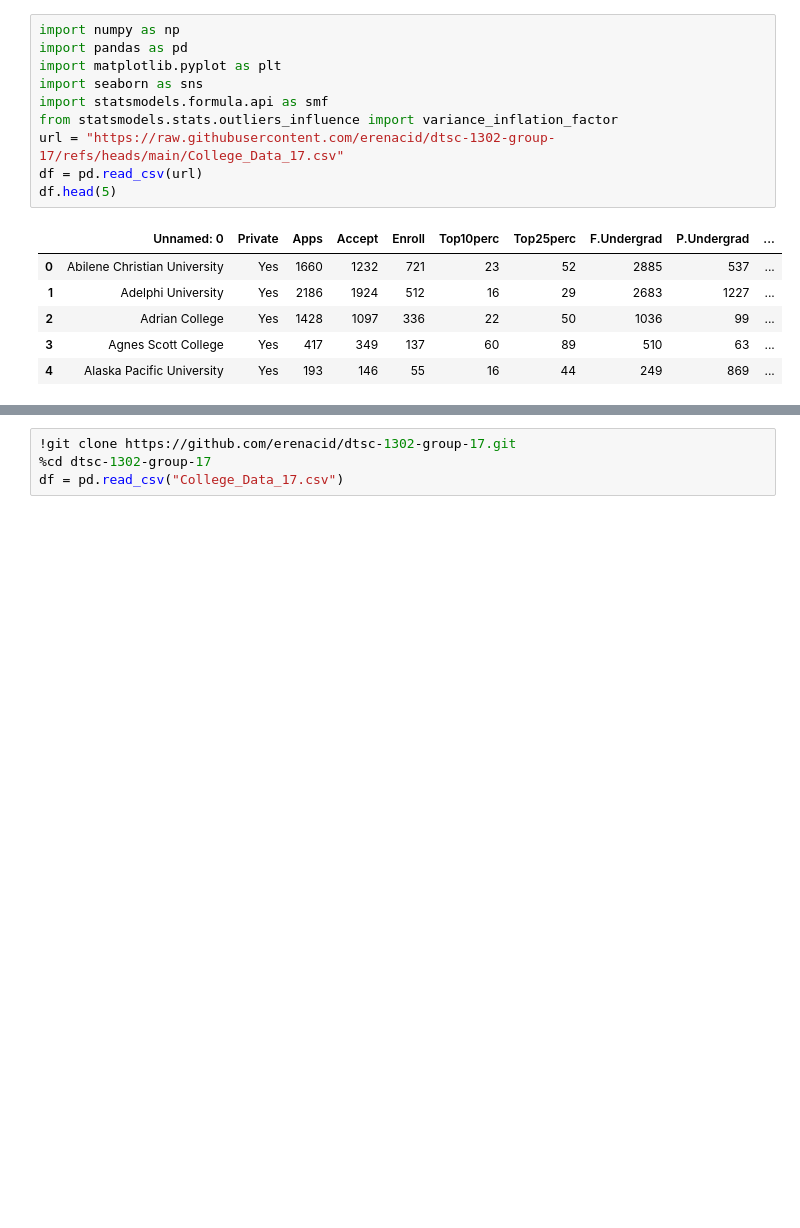
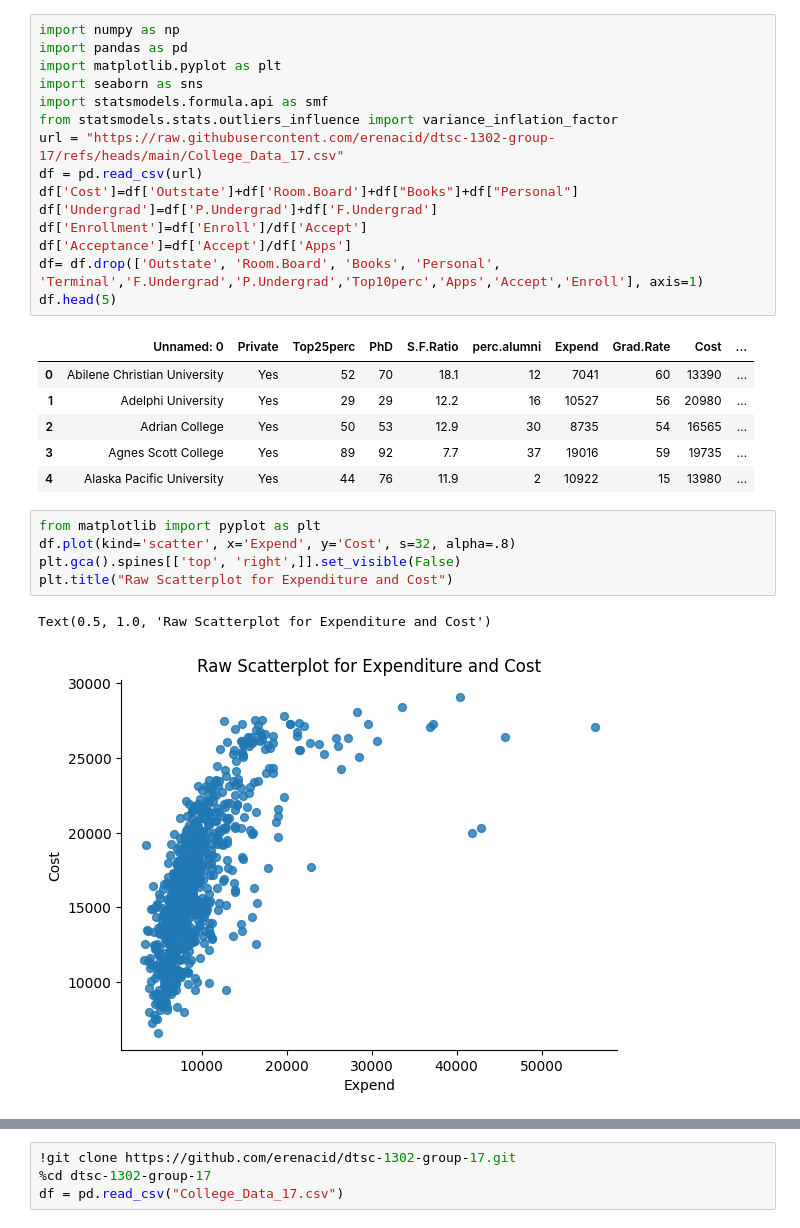
Before and after one commit to erenacid/dtsc-1302-group-17, a Jupyter notebook: DTSC1302.ipynb, the cells around one changed output, grey strips where cells are left out. Cells and saved outputs as stored; diff of their text form; blank space fills up the shorter version.

```diff
--- a/DTSC1302.ipynb
+++ b/DTSC1302.ipynb
@@ -9,11 +9,24 @@ import statsmodels.formula.api as smf
 from statsmodels.stats.outliers_influence import variance_inflation_factor
 url = "https://raw.githubusercontent.com/erenacid/dtsc-1302-group-17/refs/heads/main/College_Data_17.csv"
 df = pd.read_csv(url)
+df['Cost']=df['Outstate']+df['Room.Board']+df["Books"]+df["Personal"]
+df['Undergrad']=df['P.Undergrad']+df['F.Undergrad']
+df['Enrollment']=df['Enroll']/df['Accept']
+df['Acceptance']=df['Accept']/df['Apps']
+df= df.drop(['Outstate', 'Room.Board', 'Books', 'Personal', 'Terminal','F.Undergrad','P.Undergrad','Top10perc','Apps','Accept','Enroll'], axis=1)
 df.head(5)
 # %% [output]
-|  | Unnamed: 0 | Private | Apps | Accept | Enroll | Top10perc | Top25perc | F.Undergrad | P.Undergrad | ... |
-| 0 | Abilene Christian University | Yes | 1660 | 1232 | 721 | 23 | 52 | 2885 | 537 | ... |
-| 1 | Adelphi University | Yes | 2186 | 1924 | 512 | 16 | 29 | 2683 | 1227 | ... |
-| 2 | Adrian College | Yes | 1428 | 1097 | 336 | 22 | 50 | 1036 | 99 | ... |
-| 3 | Agnes Scott College | Yes | 417 | 349 | 137 | 60 | 89 | 510 | 63 | ... |
-| 4 | Alaska Pacific University | Yes | 193 | 146 | 55 | 16 | 44 | 249 | 869 | ... |
+|  | Unnamed: 0 | Private | Top25perc | PhD | S.F.Ratio | perc.alumni | Expend | Grad.Rate | Cost | ... |
+| 0 | Abilene Christian University | Yes | 52 | 70 | 18.1 | 12 | 7041 | 60 | 13390 | ... |
+| 1 | Adelphi University | Yes | 29 | 29 | 12.2 | 16 | 10527 | 56 | 20980 | ... |
+| 2 | Adrian College | Yes | 50 | 53 | 12.9 | 30 | 8735 | 54 | 16565 | ... |
+| 3 | Agnes Scott College | Yes | 89 | 92 | 7.7 | 37 | 19016 | 59 | 19735 | ... |
+| 4 | Alaska Pacific University | Yes | 44 | 76 | 11.9 | 2 | 10922 | 15 | 13980 | ... |
+# %%
+from matplotlib import pyplot as plt
+df.plot(kind='scatter', x='Expend', y='Cost', s=32, alpha=.8)
+plt.gca().spines[['top', 'right',]].set_visible(False)
+plt.title("Raw Scatterplot for Expenditure and Cost")
+# %% [output]
+Text(0.5, 1.0, 'Raw Scatterplot for Expenditure and Cost')
+[figure, added]
```
Also changed, not shown: parts of 10 cells of this notebook.
